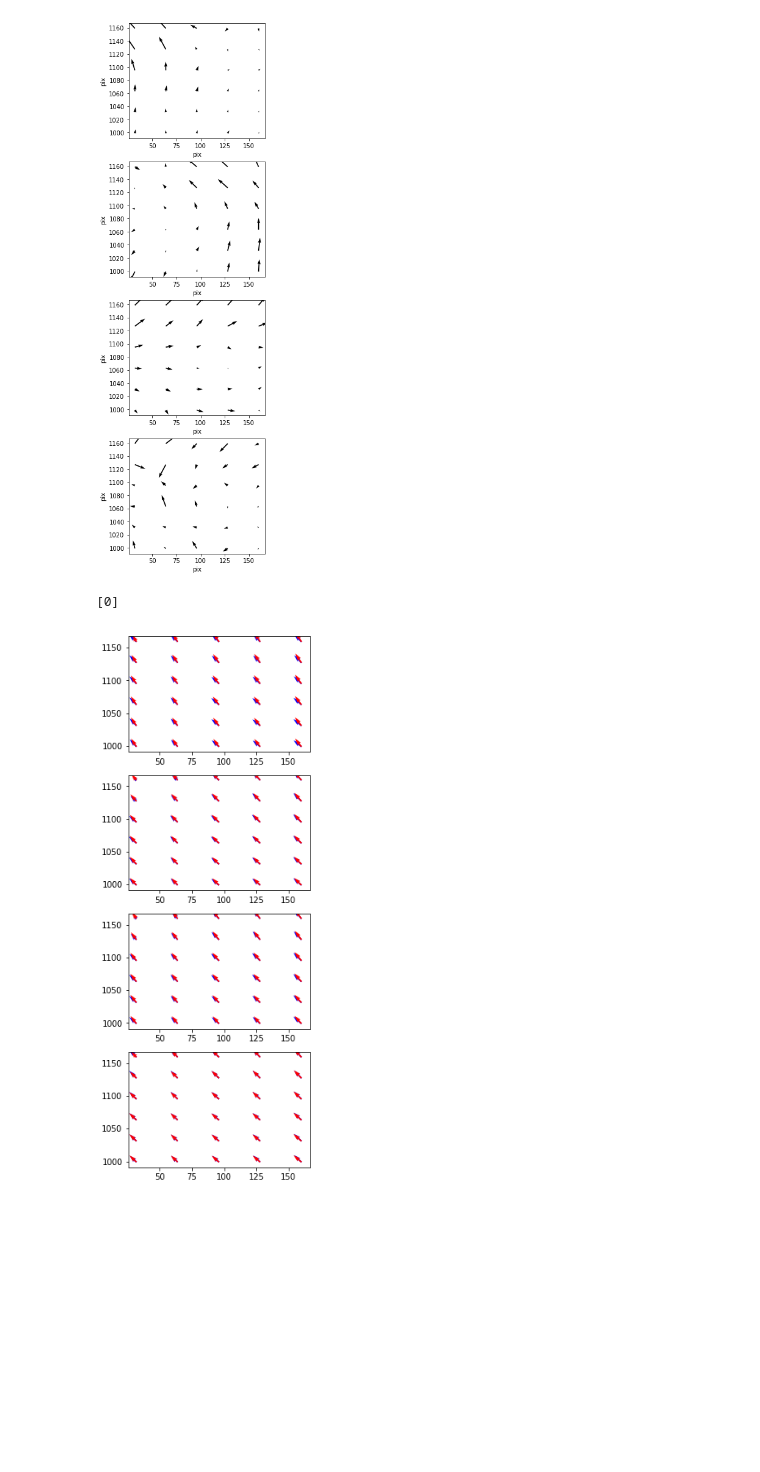
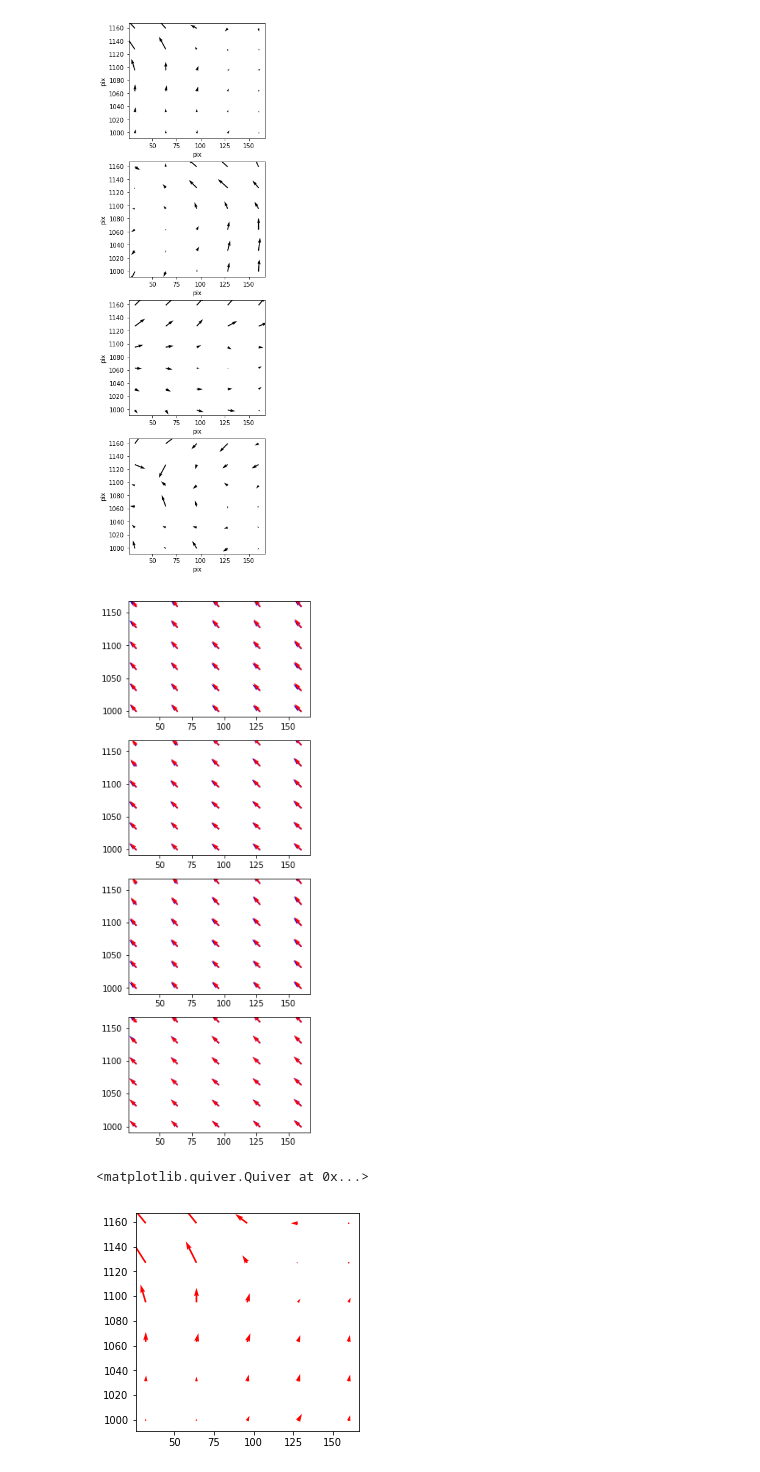
Before and after one commit to OpenPIV/openpiv-podbox, a Jupyter notebook: Python/notebooks/poduv.ipynb, the cells around one changed output. Cells and saved outputs as stored; diff of their text form; code cells hidden in the pictures; blank space fills up the shorter version.

```diff
--- a/Python/notebooks/poduv.ipynb
+++ b/Python/notebooks/poduv.ipynb
@@ -47,7 +47,4 @@ ax.quiver(x,y,u[0,:,:],v[0,:,:],chc[0,:,:])
 # %% [output]
 <matplotlib.quiver.Quiver at 0x...>
 [figure]
-# %%
-method = 'snapshot'
-n_modes = None
 # %%
@@ -144,11 +169,20 @@ for method in ['snapshot','direct']:
 [figure]
 # %%
 # multi-mode reconstruction
-umodes,vmodes,Erel, ur,vr = pod_modes(u,v,n_modes=None, method='snapshot',reconstruction=True,modes=[0])
+umodes,vmodes,Erel,ur,vr = pod_modes(u,v,n_modes=None, method='snapshot',\
+                                      reconstruction='flow',modes_list=[0,1])
 fig,ax = plt.subplots(N,1,figsize=(4,12))
 for i in range(N):
     ax[i].quiver(x,y,u[i,:,:],v[i,:,:],color='b')
     ax[i].quiver(x,y,ur[i,:,:],vr[i,:,:],color='r')
 # %% [output]
-[0]
 [figure]
+# %%
+# multi-mode reconstruction
+umodes,vmodes,Erel,ur,vr = pod_modes(u,v,n_modes=None, method='snapshot',\
+                                      reconstruction='weight',modes_list=[0,1,2])
+fig,ax = plt.subplots(figsize=(4,4))
+ax.quiver(x,y,ur,vr,color='r')
+# %% [output]
+<matplotlib.quiver.Quiver at 0x...>
+[figure, added]
```
Also changed, not shown: parts of 2 cells of this notebook.
